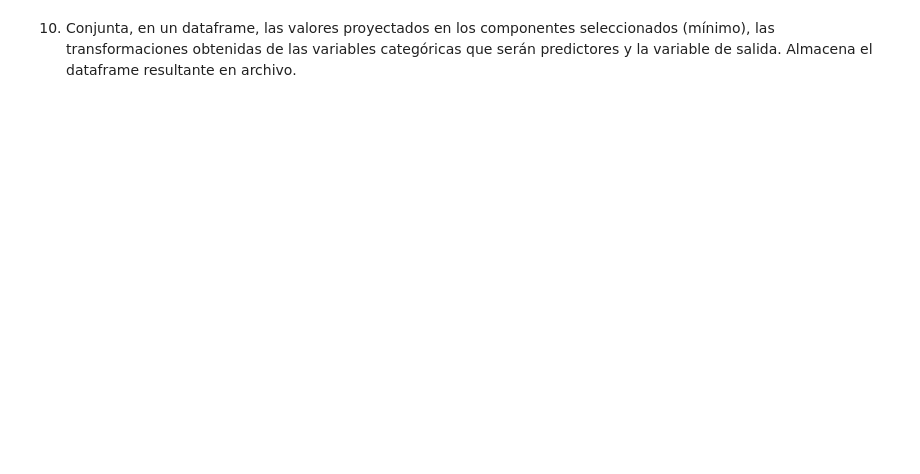
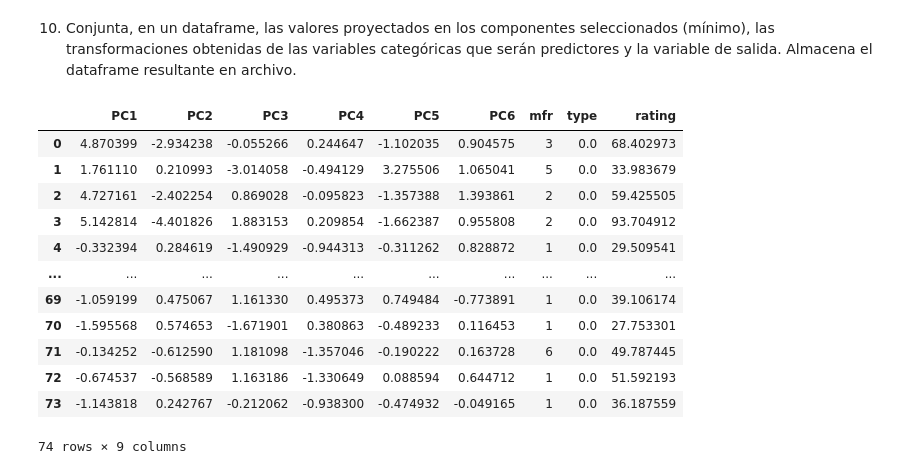
Before and after one commit to Hillelman/ciencia-de-datos-equipo, a Jupyter notebook: actividad-7/Actividad7PCA.ipynb, the cells around one changed output. Drawn from its saved outputs; the diff is of its cells as text; code cells hidden in the pictures; blank space fills up the shorter version.

```diff
--- a/actividad-7/Actividad7PCA.ipynb
+++ b/actividad-7/Actividad7PCA.ipynb
@@ -430,0 +498,7 @@ Name: Principal component 1, dtype: float64
+# %%
+variables_to_encode = ['type']
+encoder = OneHotEncoder(drop='first')
+encoded_data = encoder.fit_transform(cereals_df[variables_to_encode])
+encoded_columns = encoder.get_feature_names_out(input_features=variables_to_encode)
+oneshot_df_type = pd.DataFrame(encoded_data.toarray(), columns=encoded_columns)
+oneshot_df_type
@@ -430,0 +522,6 @@ Name: Principal component 1, dtype: float64
+# %%
+label_encoder = LabelEncoder()
+
+# Aplicar Label Encoding a la variable "mfr"
+cereals_df['mfr_encoded'] = label_encoder.fit_transform(cereals_df['mfr'])
+cereals_df['mfr_encoded']
@@ -431,2 +541,25 @@ Name: Principal component 1, dtype: float64
 # %% [markdown]
 10. Conjunta, en un dataframe, las valores proyectados en los componentes seleccionados (mínimo), las transformaciones obtenidas de las variables categóricas que serán predictores y la variable de salida. Almacena el dataframe resultante en archivo.
+# %%
+# As the cumulative percentage variance for principal components 1 to 6 is 90%
+num_components = 6
+cereals_rating_df = x_projected.iloc[:,0:num_components]
+
+cereals_rating_df.columns = ['PC{}'.format(i) for i in range(1, num_components + 1)]
+cereals_rating_df = pd.concat([cereals_rating_df,cereals_df['mfr_encoded'],oneshot_df_type,y], axis=1)
+cereals_rating_df = cereals_rating_df.rename(columns={'type_H': 'type','mfr_encoded':'mfr'})
+cereals_rating_df
+# %% [output]
+|  | PC1 | PC2 | PC3 | PC4 | PC5 | PC6 | mfr | type | rating |
+| 0 | 4.870399 | -2.934238 | -0.055266 | 0.244647 | -1.102035 | 0.904575 | 3 | 0.0 | 68.402973 |
+| 1 | 1.761110 | 0.210993 | -3.014058 | -0.494129 | 3.275506 | 1.065041 | 5 | 0.0 | 33.983679 |
+| 2 | 4.727161 | -2.402254 | 0.869028 | -0.095823 | -1.357388 | 1.393861 | 2 | 0.0 | 59.425505 |
+| 3 | 5.142814 | -4.401826 | 1.883153 | 0.209854 | -1.662387 | 0.955808 | 2 | 0.0 | 93.704912 |
+| 4 | -0.332394 | 0.284619 | -1.490929 | -0.944313 | -0.311262 | 0.828872 | 1 | 0.0 | 29.509541 |
+| ... | ... | ... | ... | ... | ... | ... | ... | ... | ... |
+| 69 | -1.059199 | 0.475067 | 1.161330 | 0.495373 | 0.749484 | -0.773891 | 1 | 0.0 | 39.106174 |
+| 70 | -1.595568 | 0.574653 | -1.671901 | 0.380863 | -0.489233 | 0.116453 | 1 | 0.0 | 27.753301 |
+| 71 | -0.134252 | -0.612590 | 1.181098 | -1.357046 | -0.190222 | 0.163728 | 6 | 0.0 | 49.787445 |
+| 72 | -0.674537 | -0.568589 | 1.163186 | -1.330649 | 0.088594 | 0.644712 | 1 | 0.0 | 51.592193 |
+| 73 | -1.143818 | 0.242767 | -0.212062 | -0.938300 | -0.474932 | -0.049165 | 1 | 0.0 | 36.187559 |
+74 rows × 9 columns
```
Also changed, not shown: parts of 18 cells of this notebook, 1 other file.
